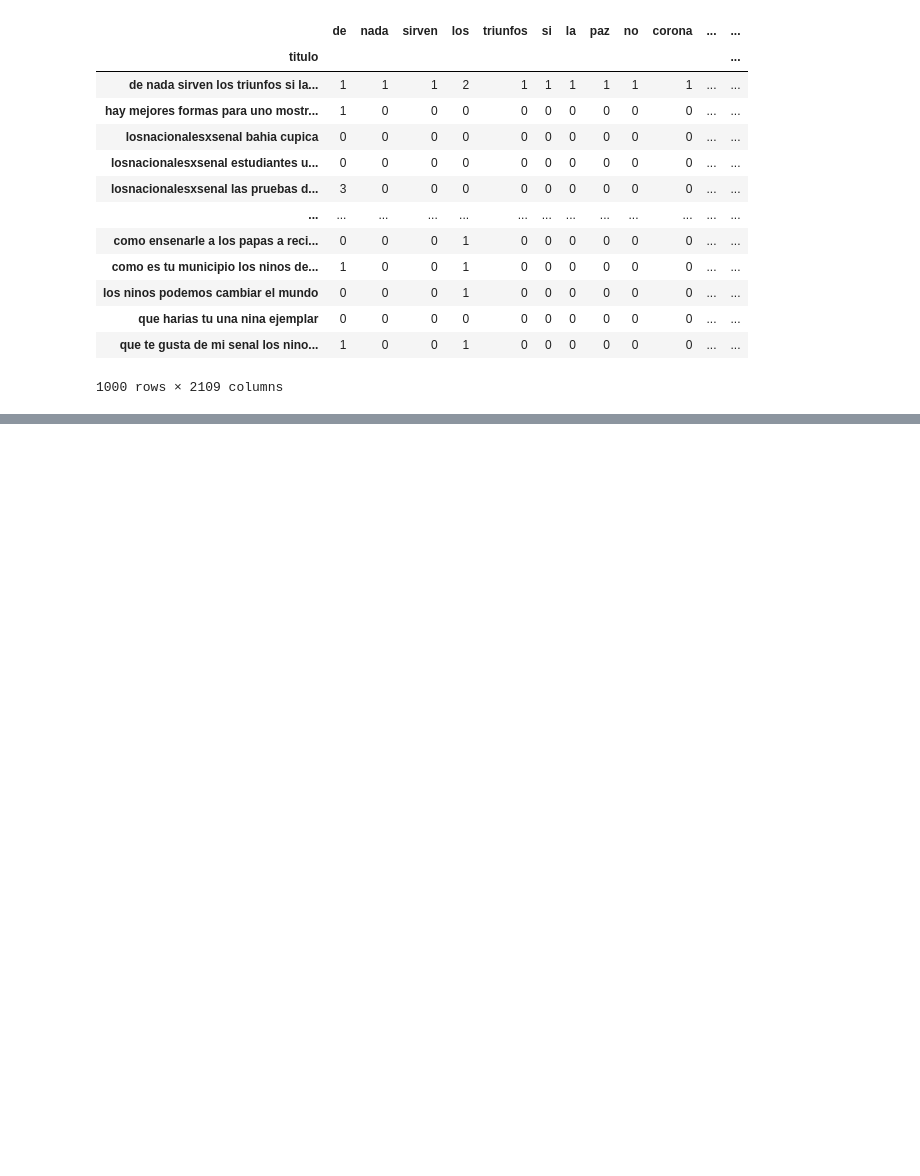
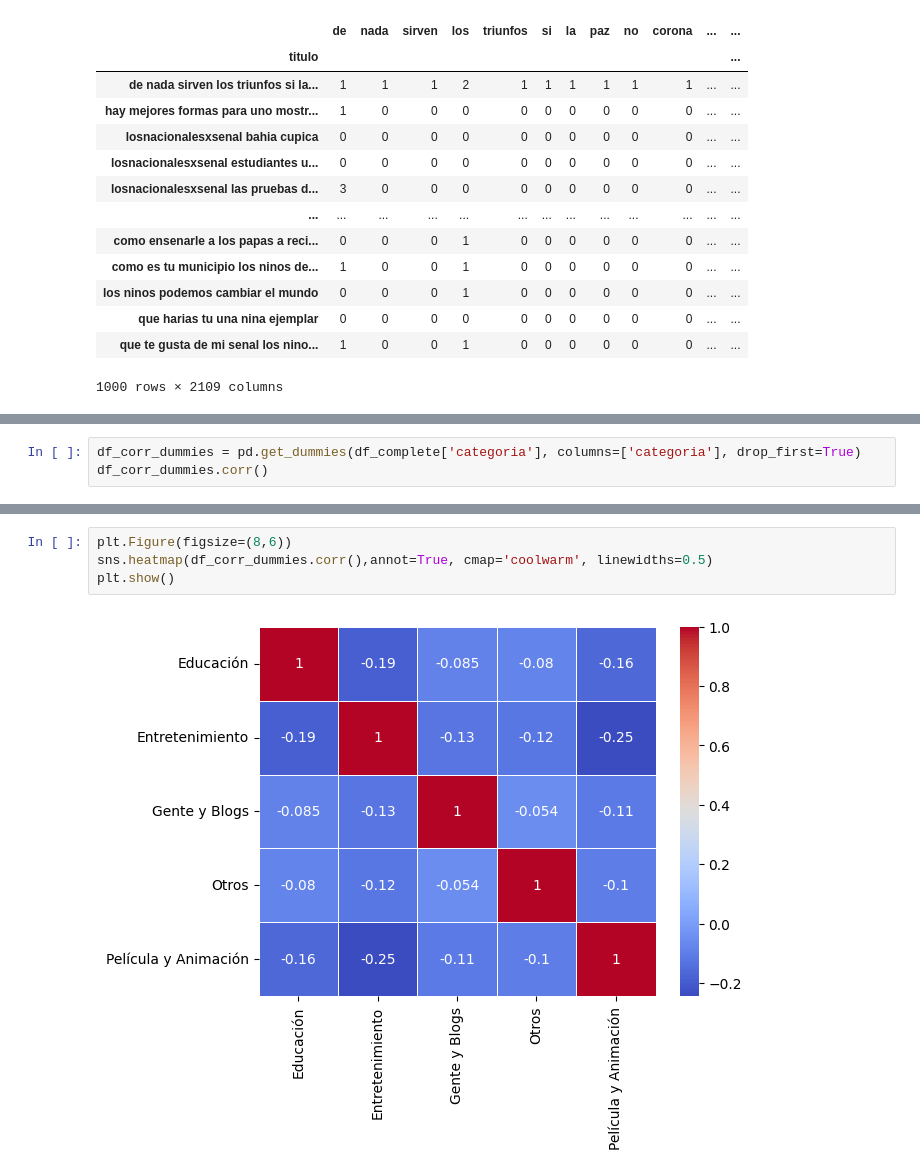
Before and after one commit to devBorisG/Estadistica-III, a Jupyter notebook: Tarea 4/Categorias.ipynb, the cells around one changed output, grey strips where cells are left out. Drawn from its saved outputs; the diff is of its cells as text; blank space fills up the shorter version.

```diff
--- a/Tarea 4/Categorias.ipynb
+++ b/Tarea 4/Categorias.ipynb
@@ -203,0 +241,3 @@ df_matriz_frecuencia
+# %%
+df_corr_dummies = pd.get_dummies(df_complete['categoria'], columns=['categoria'], drop_first=True)
+df_corr_dummies.corr()
@@ -203,0 +251,6 @@ df_matriz_frecuencia
+# %%
+plt.Figure(figsize=(8,6))
+sns.heatmap(df_corr_dummies.corr(),annot=True, cmap='coolwarm', linewidths=0.5)
+plt.show()
+# %% [output]
+[figure, added]
```
Also changed, not shown: parts of 9 cells of this notebook.
